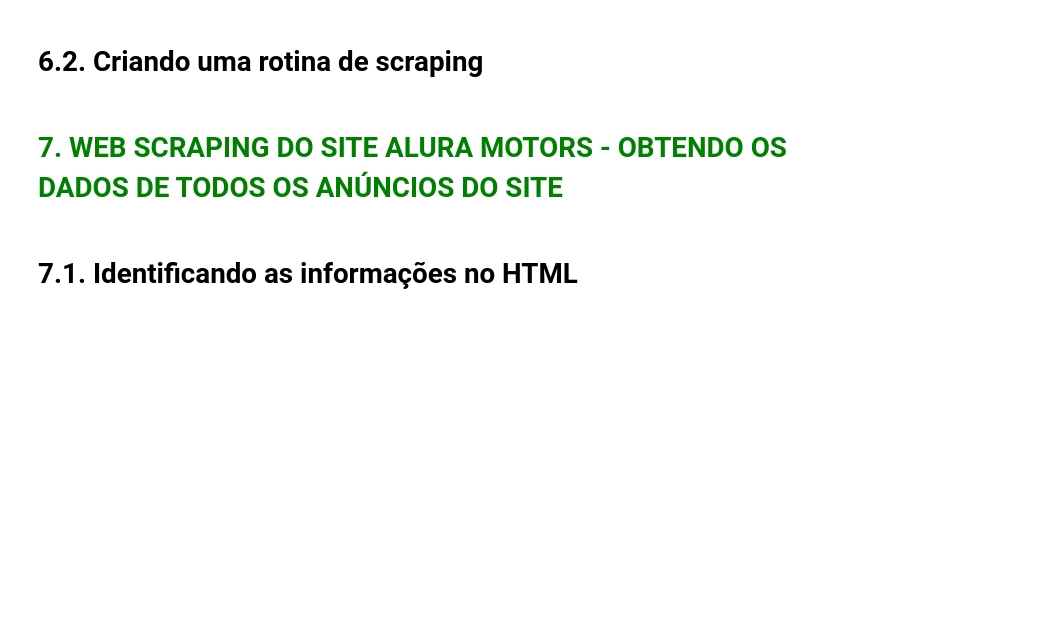
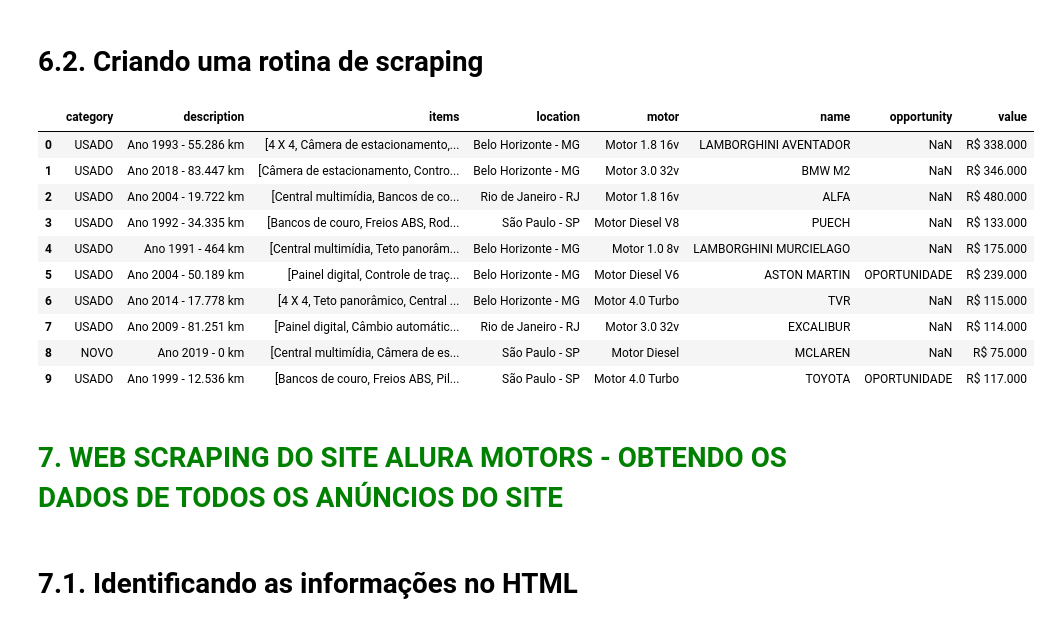
Before and after one commit to phsrdev/Python-para-Data-Science, a Jupyter notebook: Scraping com Python coleta de dados na web/Web Scraping.ipynb, the cells around one changed output. Cells and saved outputs as stored; diff of their text form; code cells hidden in the pictures; blank space fills up the shorter version.

```diff
--- a/Scraping com Python coleta de dados na web/Web Scraping.ipynb
+++ b/Scraping com Python coleta de dados na web/Web Scraping.ipynb
@@ -990,0 +995,5 @@ urlretrieve(image.get('src'), './output/img/' + image.get('src').split('/')[-1])
+# %%
+anuncios = soup.find('div', {"id": "container-cards"}).findAll('div', class_="card")
+# %%
+for anuncio in anuncios:
+    print(str(anuncio) + "\n\n")
@@ -991,2 +1018,62 @@ urlretrieve(image.get('src'), './output/img/' + image.get('src').split('/')[-1])
 # %% [markdown]
 # 6.2. Criando uma rotina de scraping
+# %%
+# Importando bibliotecas
+from urllib.request import urlopen, urlretrieve
+from bs4 import BeautifulSoup
+import pandas as pd
+
+# Declarando variável cards
+cards = []
+
+# Obtendo o HTML
+response = urlopen('https://alura-site-scraping.herokuapp.com/index.php')
+html = response.read().decode('utf-8')
+soup = BeautifulSoup(html, 'html.parser')
+
+# Obtendo as TAGs de interesse
+anuncios = soup.find('div', {"id": "container-cards"}).findAll('div', class_="card")
+
+# Coletando as informações dos CARDS
+for anuncio in anuncios:
+    card = {}
+
+    # Valor
+    card['value'] = anuncio.find('p', {'class': 'txt-value'}).getText()
+
+    # Informações
+    infos = anuncio.find('div', {'class': 'body-card'}).findAll('p')
+    for info in infos:
+        card[info.get('class')[0].split('-')[-1]] = info.get_text()
+
+    # Acessórios
+    items = anuncio.find('div', {'class': 'body-card'}).ul.findAll('li')
+    items.pop()
+    acessorios = []
+    for item in items:
+        acessorios.append(item.get_text().replace('► ', ''))
+    card['items'] = acessorios
+
+    # Adicionando resultado a lista cards
+    cards.append(card)
+
+    # Imagens
+    image = anuncio.find('div', {'class': 'image-card'}).img
+    urlretrieve(image.get('src'), './output/img/' + image.get('src').split('/')[-1])
+
+# Criando um DataFrame com os resultados
+dataset = pd.DataFrame(cards)
+dataset.to_csv('./output/data/dataset.csv', sep=';', index = False, encoding = 'utf-8-sig')
+dataset
+# %% [output]
+|  | category | description | items | location | motor | name | opportunity | value |
+| 0 | USADO | Ano 1993 - 55.286 km | [4 X 4, Câmera de estacionamento,... | Belo Horizonte - MG | Motor 1.8 16v | LAMBORGHINI AVENTADOR | NaN | R$ 338.000 |
+| 1 | USADO | Ano 2018 - 83.447 km | [Câmera de estacionamento, Contro... | Belo Horizonte - MG | Motor 3.0 32v | BMW M2 | NaN | R$ 346.000 |
+| 2 | USADO | Ano 2004 - 19.722 km | [Central multimídia, Bancos de co... | Rio de Janeiro - RJ | Motor 1.8 16v | ALFA | NaN | R$ 480.000 |
+| 3 | USADO | Ano 1992 - 34.335 km | [Bancos de couro, Freios ABS, Rod... | São Paulo - SP | Motor Diesel V8 | PUECH | NaN | R$ 133.000 |
+| 4 | USADO | Ano 1991 - 464 km | [Central multimídia, Teto panorâm... | Belo Horizonte - MG | Motor 1.0 8v | LAMBORGHINI MURCIELAGO | NaN | R$ 175.000 |
+| 5 | USADO | Ano 2004 - 50.189 km | [Painel digital, Controle de traç... | Belo Horizonte - MG | Motor Diesel V6 | ASTON MARTIN | OPORTUNIDADE | R$ 239.000 |
+| 6 | USADO | Ano 2014 - 17.778 km | [4 X 4, Teto panorâmico, Central ... | Belo Horizonte - MG | Motor 4.0 Turbo | TVR | NaN | R$ 115.000 |
+| 7 | USADO | Ano 2009 - 81.251 km | [Painel digital, Câmbio automátic... | Rio de Janeiro - RJ | Motor 3.0 32v | EXCALIBUR | NaN | R$ 114.000 |
+| 8 | NOVO | Ano 2019 - 0 km | [Central multimídia, Câmera de es... | São Paulo - SP | Motor Diesel | MCLAREN | NaN | R$ 75.000 |
+| 9 | USADO | Ano 1999 - 12.536 km | [Bancos de couro, Freios ABS, Pil... | São Paulo - SP | Motor 4.0 Turbo | TOYOTA | OPORTUNIDADE | R$ 117.000 |
```
Also changed, not shown: parts of 3 cells of this notebook.
